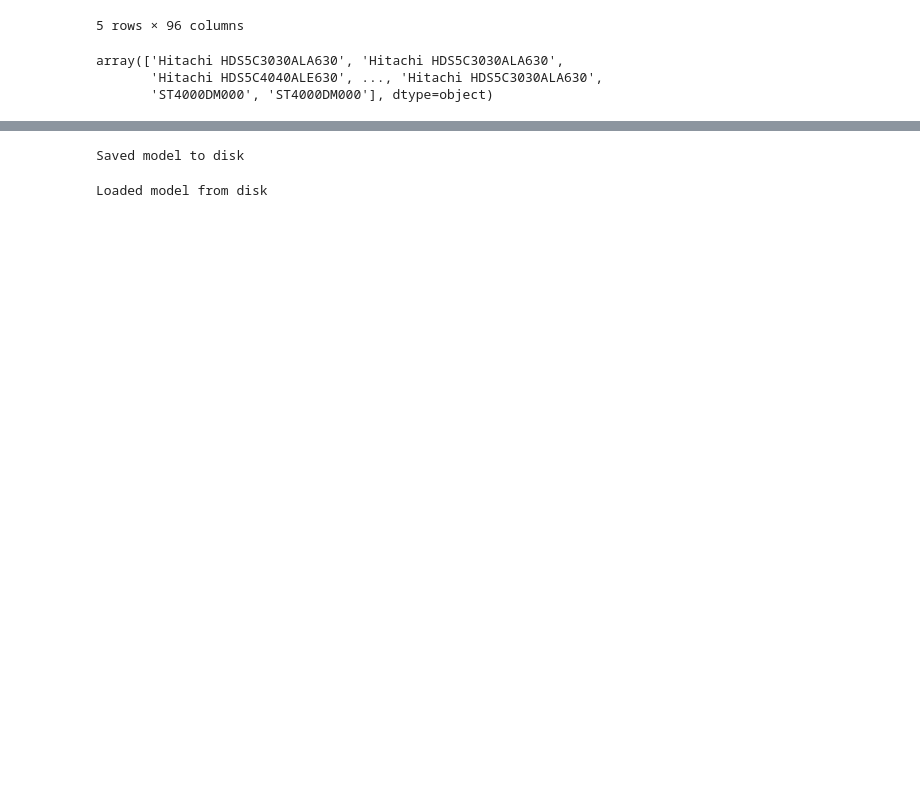
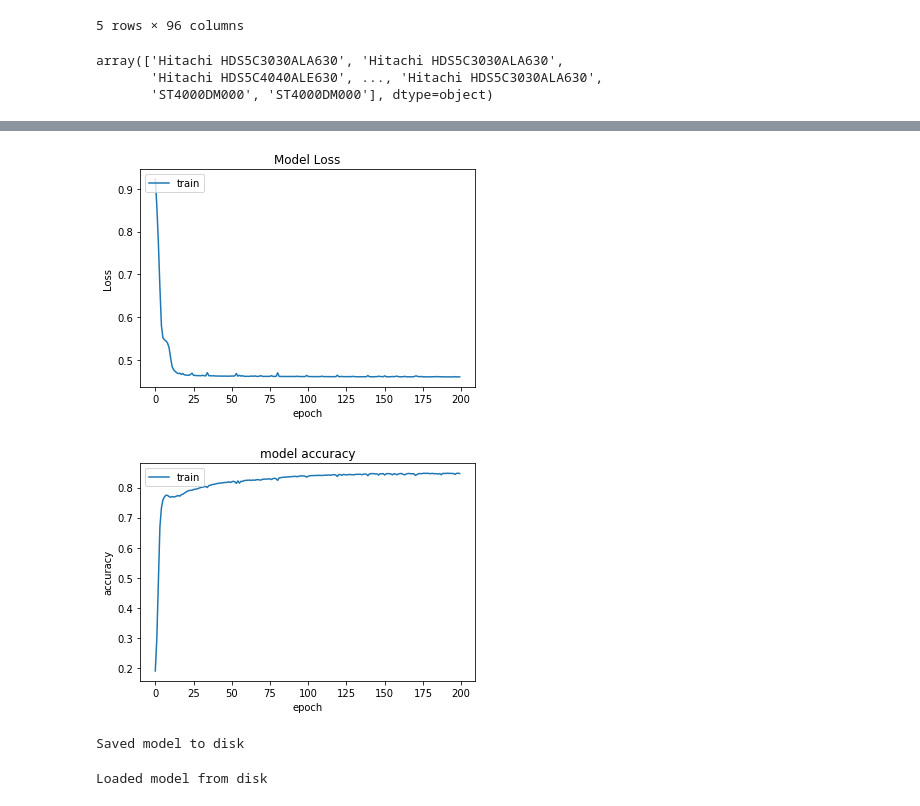
Before and after one commit to djzenma/Dell, a Jupyter notebook: anomaly_detection.ipynb, the cells around one changed output, grey strips where cells are left out. Saved outputs shown, nothing was run; the diff lists cells and outputs as text; code cells hidden in the pictures; blank space fills up the shorter version.

```diff
--- a/anomaly_detection.ipynb
+++ b/anomaly_detection.ipynb
@@ -175,25 +187,25 @@ train_x.shape[1]
 # AutoEncoder
 
 # Parameters
-nb_epoch = 2000
+nb_epoch = 200
 batch_size = 50000
-# Network 44 -> 32 -> 16 -> 8    -> 16 -> 32 -> 44
-input_dim = train_x.shape[1] #num of columns 44
-encoding_dim = 32
-hidden_dim1 = 16
-hidden_dim2 = 8
-learning_rate = 1e-7
+# Network 25 -> 20 -> 12 -> 5    -> 12 -> 20 -> 25
+input_dim = train_x.shape[1] #num of columns 25
+encoding_dim = 21
+hidden_dim1 = 13
+hidden_dim2 = 4
+learning_rate = 1e-7 # 1e-7
 
 # Encoder
 input_layer = keras.Input(shape=(input_dim, ))
-encoder = keras.Dense(encoding_dim, activation="relu", activity_regularizer=regularizers.l1(learning_rate))(input_layer)
-encoder = keras.Dense(hidden_dim1, activation="relu")(encoder)
-encoder = keras.Dense(hidden_dim2, activation="relu")(encoder) #
+encoder = Dense(encoding_dim, activation="relu", activity_regularizer=regularizers.l1(learning_rate))(input_layer)
+encoder = Dense(hidden_dim1, activation="relu")(encoder)
+encoder = Dense(hidden_dim2, activation="relu")(encoder) #
 
 # Decoder
-decoder = keras.Dense(hidden_dim2, activation='relu')(encoder)
-decoder = keras.Dense(hidden_dim1, activation='relu')(decoder) #
-decoder = keras.Dense(input_dim, activation='relu')(decoder)
+decoder = Dense(hidden_dim2, activation='relu')(encoder)
+decoder = Dense(hidden_dim1, activation='relu')(decoder) #
+decoder = Dense(input_dim, activation='relu')(decoder)
 
 # Model
 autoencoder = keras.Model(inputs=input_layer, outputs=decoder)
@@ -241 +253,22 @@ Epoch 2000/2000
+# %%
+# Model Loss
+plt.plot(history['loss'])
+plt.title('Model Loss')
+plt.ylabel('Loss')
+plt.xlabel('epoch')
+plt.legend(['train'], loc='upper left')
+plt.savefig('ModelLossAE3.png')
+plt.show()
+
+# Model Loss
+plt.plot(history['accuracy'])
+plt.title('model accuracy')
+plt.ylabel('accuracy')
+plt.xlabel('epoch')
+plt.legend(['train', 'test'], loc='upper left')
+plt.savefig('ModelAccuracyAE3.png')
+plt.show()
+# %% [output]
+[figure, added]
+[figure, added]
 # %%
```
Also changed, not shown: parts of 19 cells of this notebook, 3 other files.
